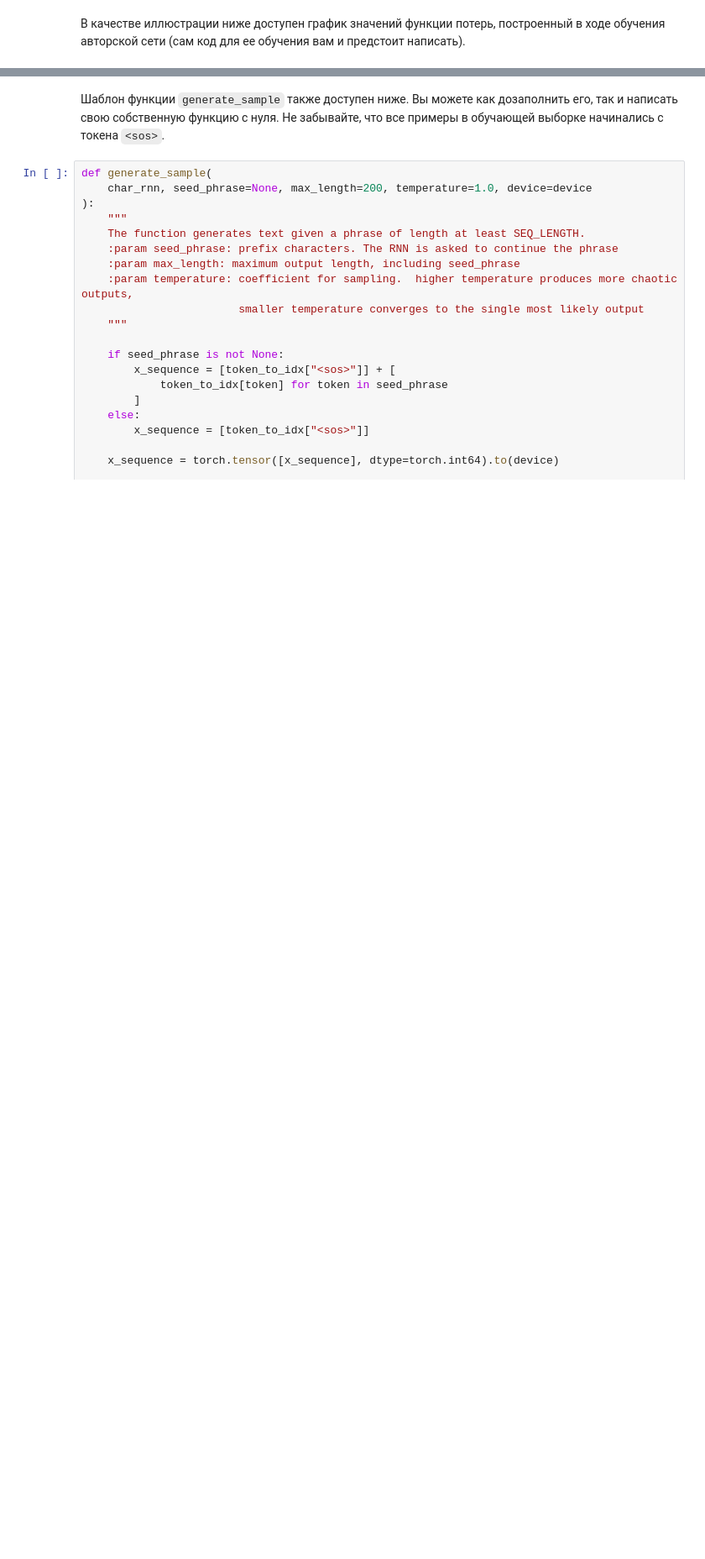
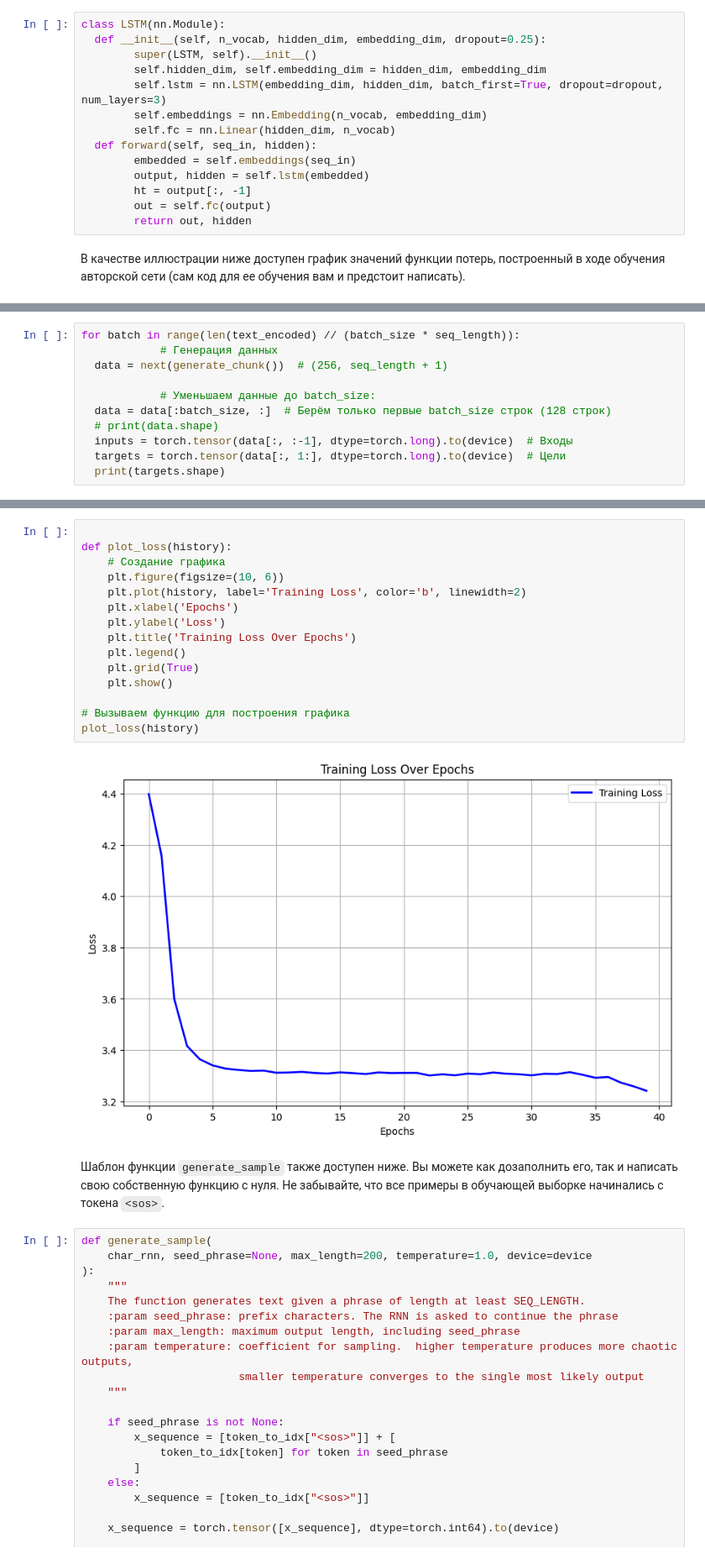
Before and after one commit to ognc/Bioinformatics, a Jupyter notebook: homeworks/hw09_poetry/assignment_poetry.ipynb, the cells around one changed output, grey strips where cells are left out. Shown: that part at 84% size. Cells and saved outputs as stored; diff of their text form; blank space fills up the shorter version.

```diff
--- a/homeworks/hw09_poetry/assignment_poetry.ipynb
+++ b/homeworks/hw09_poetry/assignment_poetry.ipynb
@@ -108,2 +121,16 @@ array([[84, 54,  1, ...,  0, 69, 53],
+# %%
+class LSTM(nn.Module):
+  def __init__(self, n_vocab, hidden_dim, embedding_dim, dropout=0.25):
+        super(LSTM, self).__init__()
+        self.hidden_dim, self.embedding_dim = hidden_dim, embedding_dim
+        self.lstm = nn.LSTM(embedding_dim, hidden_dim, batch_first=True, dropout=dropout, num_layers=3)
+        self.embeddings = nn.Embedding(n_vocab, embedding_dim)
+        self.fc = nn.Linear(hidden_dim, n_vocab)
+  def forward(self, seq_in, hidden):
+        embedded = self.embeddings(seq_in)
+        output, hidden = self.lstm(embedded)
+        ht = output[:, -1]
+        out = self.fc(output)
+        return out, hidden
 # %% [markdown]
 В качестве иллюстрации ниже доступен график значений функции потерь, построенный в ходе обучения авторской сети (сам код для ее обучения вам и предстоит написать).
@@ -112,0 +137,11 @@ array([[84, 54,  1, ...,  0, 69, 53],
+# %%
+for batch in range(len(text_encoded) // (batch_size * seq_length)):
+            # Генерация данных
+  data = next(generate_chunk())  # (256, seq_length + 1)
+
+            # Уменьшаем данные до batch_size:
+  data = data[:batch_size, :]  # Берём только первые batch_size строк (128 строк)
+  # print(data.shape)
+  inputs = torch.tensor(data[:, :-1], dtype=torch.long).to(device)  # Входы
+  targets = torch.tensor(data[:, 1:], dtype=torch.long).to(device)  # Цели
+  print(targets.shape)
@@ -113,3 +235,20 @@ array([[84, 54,  1, ...,  0, 69, 53],
+# %%
+
+def plot_loss(history):
+    # Создание графика
+    plt.figure(figsize=(10, 6))
+    plt.plot(history, label='Training Loss', color='b', linewidth=2)
+    plt.xlabel('Epochs')
+    plt.ylabel('Loss')
+    plt.title('Training Loss Over Epochs')
+    plt.legend()
+    plt.grid(True)
+    plt.show()
+
+# Вызываем функцию для построения графика
+plot_loss(history)
+# %% [output]
+[figure, added]
 # %% [markdown]
 Шаблон функции `generate_sample` также доступен ниже. Вы можете как дозаполнить его, так и написать свою собственную функцию с нуля. Не забывайте, что все примеры в обучающей выборке начинались с токена `<sos>`.
 # %%
```
Also changed, not shown: parts of 10 cells of this notebook.
